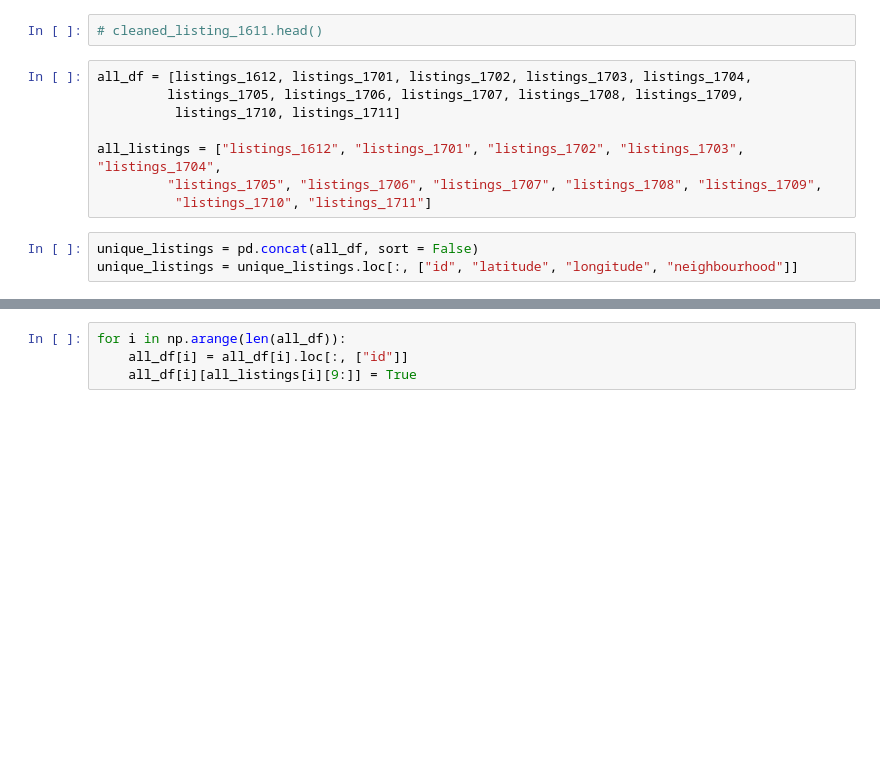
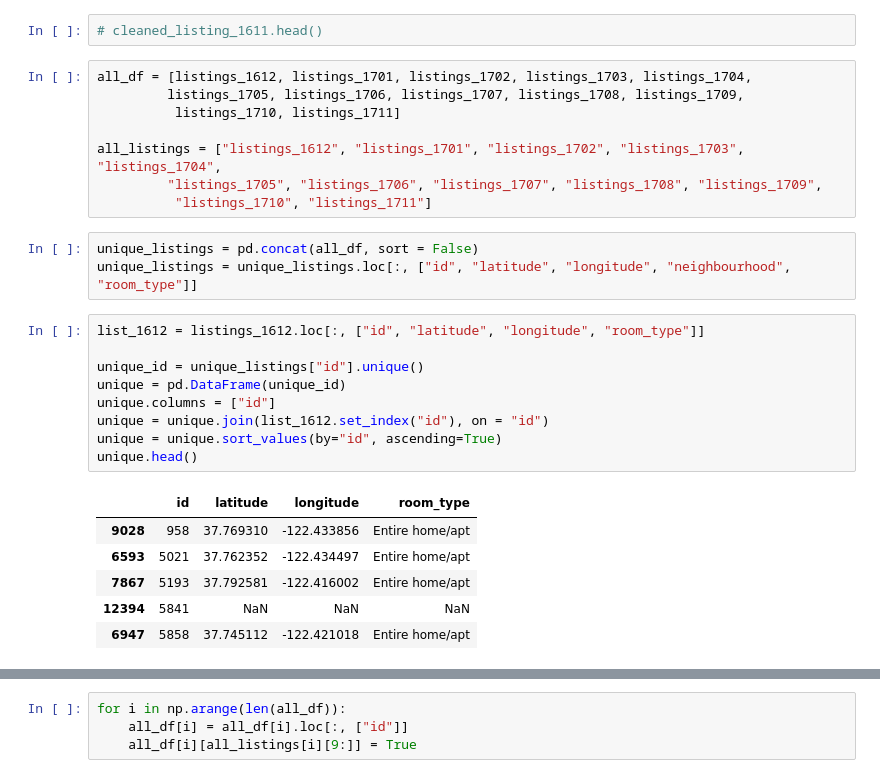
Before and after one commit to junseo-park/airbnb, a Jupyter notebook: notebooks/unique listings.ipynb, the cells around one changed output, grey strips where cells are left out. Drawn from its saved outputs; the diff is of its cells as text; blank space fills up the shorter version.

```diff
--- a/notebooks/unique listings.ipynb
+++ b/notebooks/unique listings.ipynb
@@ -37,7 +45,23 @@ all_listings = ["listings_1612", "listings_1701", "listings_1702", "listings_170
           "listings_1710", "listings_1711"]
 # %%
 unique_listings = pd.concat(all_df, sort = False)
-unique_listings = unique_listings.loc[:, ["id", "latitude", "longitude", "neighbourhood"]]
+unique_listings = unique_listings.loc[:, ["id", "latitude", "longitude", "neighbourhood", "room_type"]]
+# %%
+list_1612 = listings_1612.loc[:, ["id", "latitude", "longitude", "room_type"]]
+
+unique_id = unique_listings["id"].unique()
+unique = pd.DataFrame(unique_id)
+unique.columns = ["id"]
+unique = unique.join(list_1612.set_index("id"), on = "id")
+unique = unique.sort_values(by="id", ascending=True)
+unique.head()
+# %% [output]
+|  | id | latitude | longitude | room_type |
+| 9028 | 958 | 37.769310 | -122.433856 | Entire home/apt |
+| 6593 | 5021 | 37.762352 | -122.434497 | Entire home/apt |
+| 7867 | 5193 | 37.792581 | -122.416002 | Entire home/apt |
+| 12394 | 5841 | NaN | NaN | NaN |
+| 6947 | 5858 | 37.745112 | -122.421018 | Entire home/apt |
 # %%
 unique_listings.head()
 # %% [output]
```
Also changed, not shown: parts of 6 cells of this notebook, 8 other files.
